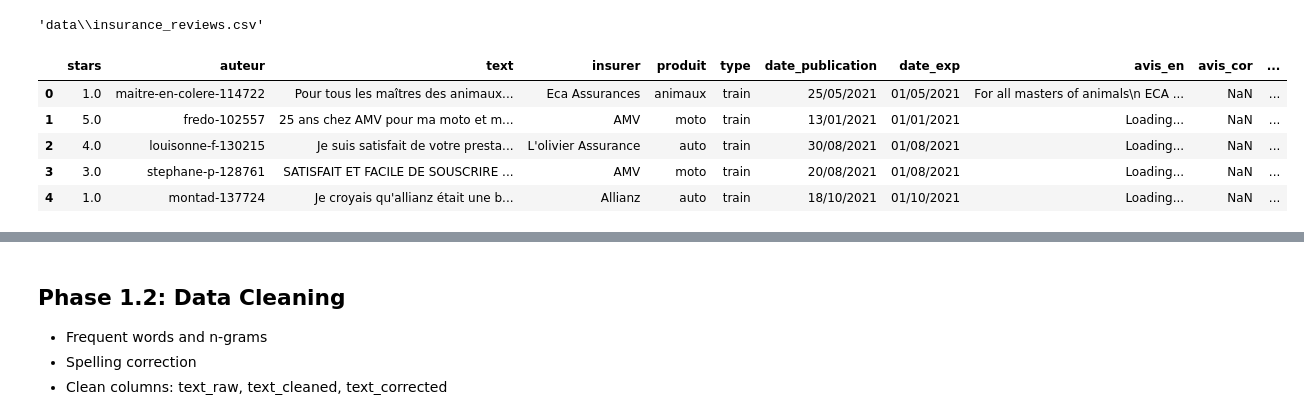
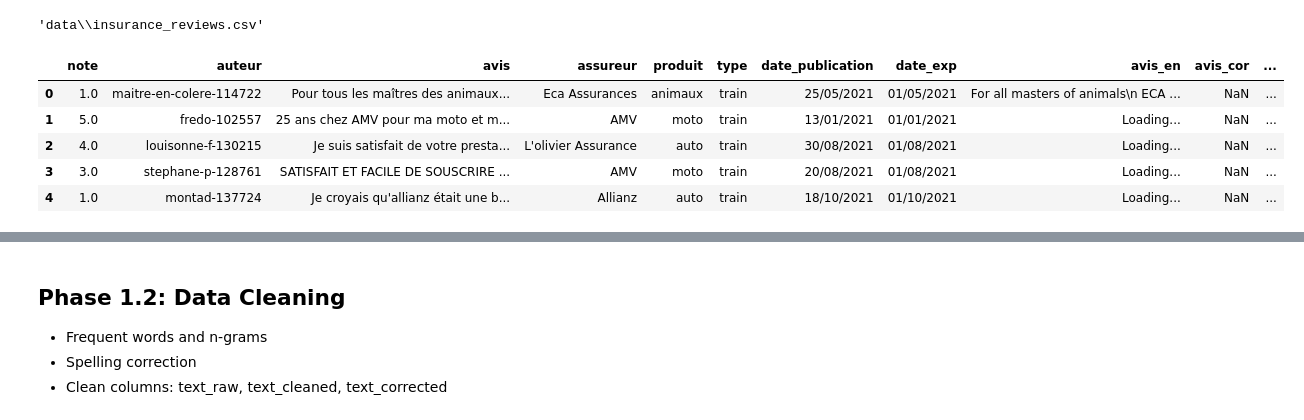
Before and after one commit to GabrielSultan/NLP_project_no2, a Jupyter notebook: nlp_insurance_reviews.ipynb, the cells around one changed output, grey strips where cells are left out. Saved outputs shown, nothing was run; the diff lists cells and outputs as text; code cells hidden in the pictures.

```diff
--- a/nlp_insurance_reviews.ipynb
+++ b/nlp_insurance_reviews.ipynb
@@ -36,36 +36,23 @@ From: https://drive.google.com/uc?id=1_kg5JzAzntzLI6eGM3_vmUSoeWk7f8ip
 To: c:\Users\sulta\Desktop\NLP_project_no2\data\insurance_reviews.csv
 'data\\insurance_reviews.csv'
 # %%
-# Charger le dataset : ZIP (fichiers Excel) ou CSV
+# Charger le dataset ZIP
 import zipfile
 import io
 
 def load_reviews(path):
-    """Charge les avis : ZIP (Excel) ou CSV. Mappe note->stars, avis->text, assureur->insurer."""
-    if zipfile.is_zipfile(path):
-        dfs = []
-        with zipfile.ZipFile(path, "r") as z:
-            for name in z.namelist():
-                if name.endswith(".xlsx"):
-                    with z.open(name) as f:
-                        dfs.append(pd.read_excel(io.BytesIO(f.read()), engine="openpyxl"))
-        df = pd.concat(dfs, ignore_index=True)
-        col_map = {"note": "stars", "avis": "text", "assureur": "insurer"}
-        if "avis_en" in df.columns and "avis" not in df.columns:
-            col_map = {"note": "stars", "avis_en": "text", "assureur": "insurer"}
-        for old, new in col_map.items():
-            if old in df.columns:
-                df = df.rename(columns={old: new})
-    elif path.endswith(".json"):
-        df = pd.read_json(path)
-    else:
-        df = pd.read_csv(path, nrows=50000, on_bad_lines="skip", encoding="utf-8")
+    dfs = []
+    with zipfile.ZipFile(path, "r") as z:
+        for name in z.namelist():
+            with z.open(name) as f:
+                dfs.append(pd.read_excel(io.BytesIO(f.read()), engine="openpyxl"))
+    df = pd.concat(dfs, ignore_index=True)
     return df
 
 df = load_reviews(RAW_FILE)
 df.head()
 # %% [output]
-|  | stars | auteur | text | insurer | produit | type | date_publication | date_exp | avis_en | avis_cor | ... |
+|  | note | auteur | avis | assureur | produit | type | date_publication | date_exp | avis_en | avis_cor | ... |
 | 0 | 1.0 | maitre-en-colere-114722 | Pour tous les maîtres des animaux... | Eca Assurances | animaux | train | 25/05/2021 | 01/05/2021 | For all masters of animals\n ECA ... | NaN | ... |
 | 1 | 5.0 | fredo-102557 | 25 ans chez AMV pour ma moto et m... | AMV | moto | train | 13/01/2021 | 01/01/2021 | Loading... | NaN | ... |
 | 2 | 4.0 | louisonne-f-130215 | Je suis satisfait de votre presta... | L'olivier Assurance | auto | train | 30/08/2021 | 01/08/2021 | Loading... | NaN | ... |
```
Also changed, not shown: parts of 42 cells of this notebook.
